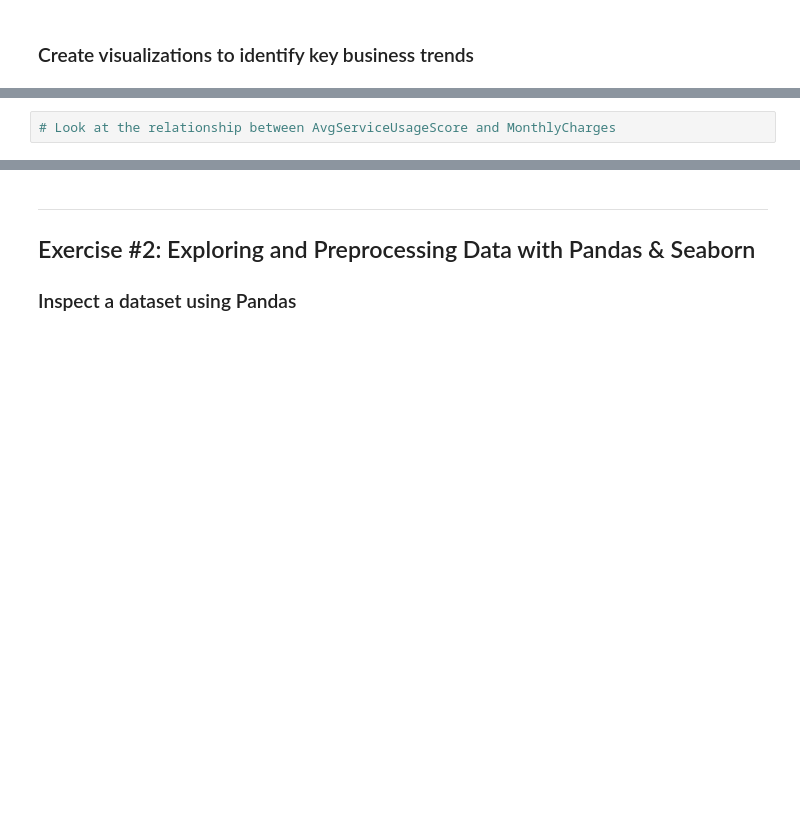
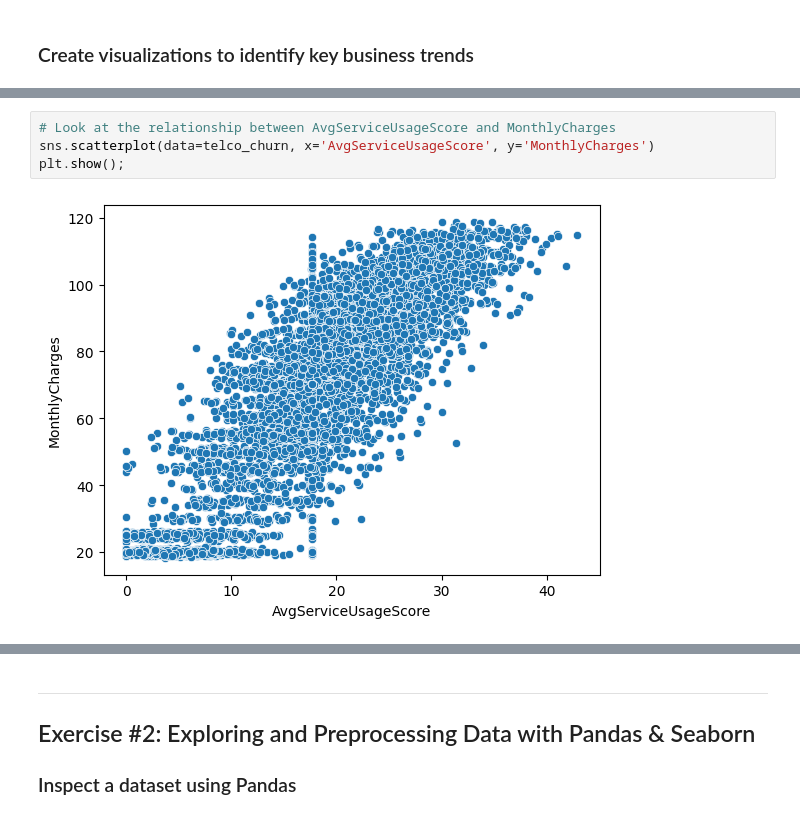
Before and after one commit to ismayc/oreilly-ml-for-data-analytics-with-python, a Jupyter notebook: exercises-2026-02.ipynb, the cells around one changed output, grey strips where cells are left out. Cells and saved outputs as stored; diff of their text form; blank space fills up the shorter version.

```diff
--- a/exercises-2026-02.ipynb
+++ b/exercises-2026-02.ipynb
@@ -103,3 +221,7 @@ marketing_campaign_raw = pd.read_csv('marketing_campaign.csv')
 # %%
 # Look at the relationship between AvgServiceUsageScore and MonthlyCharges
+sns.scatterplot(data=telco_churn, x='AvgServiceUsageScore', y='MonthlyCharges')
+plt.show();
+# %% [output]
+[figure, added]
 # %%
```
Also changed, not shown: parts of 13 cells of this notebook, 1 other file.
